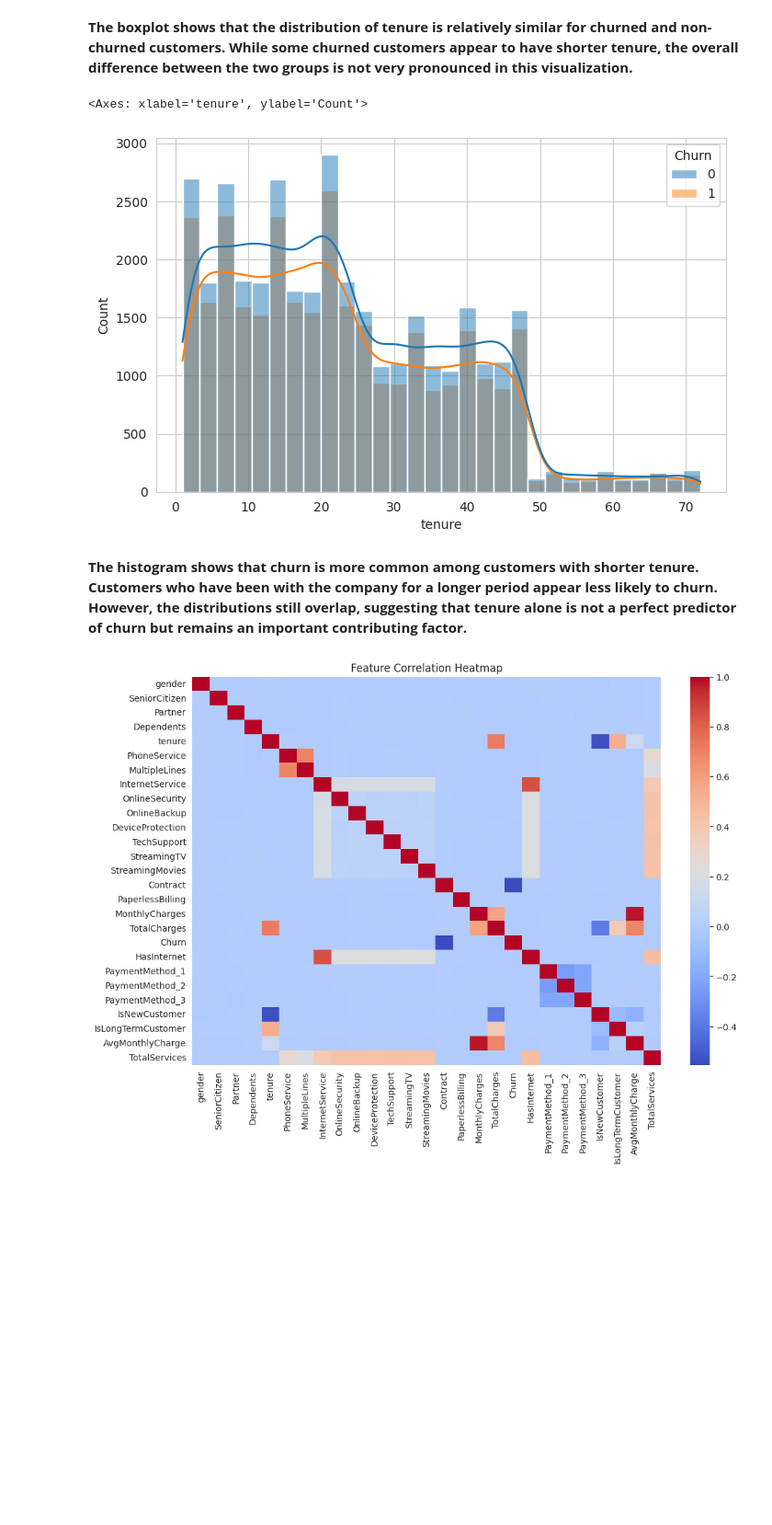
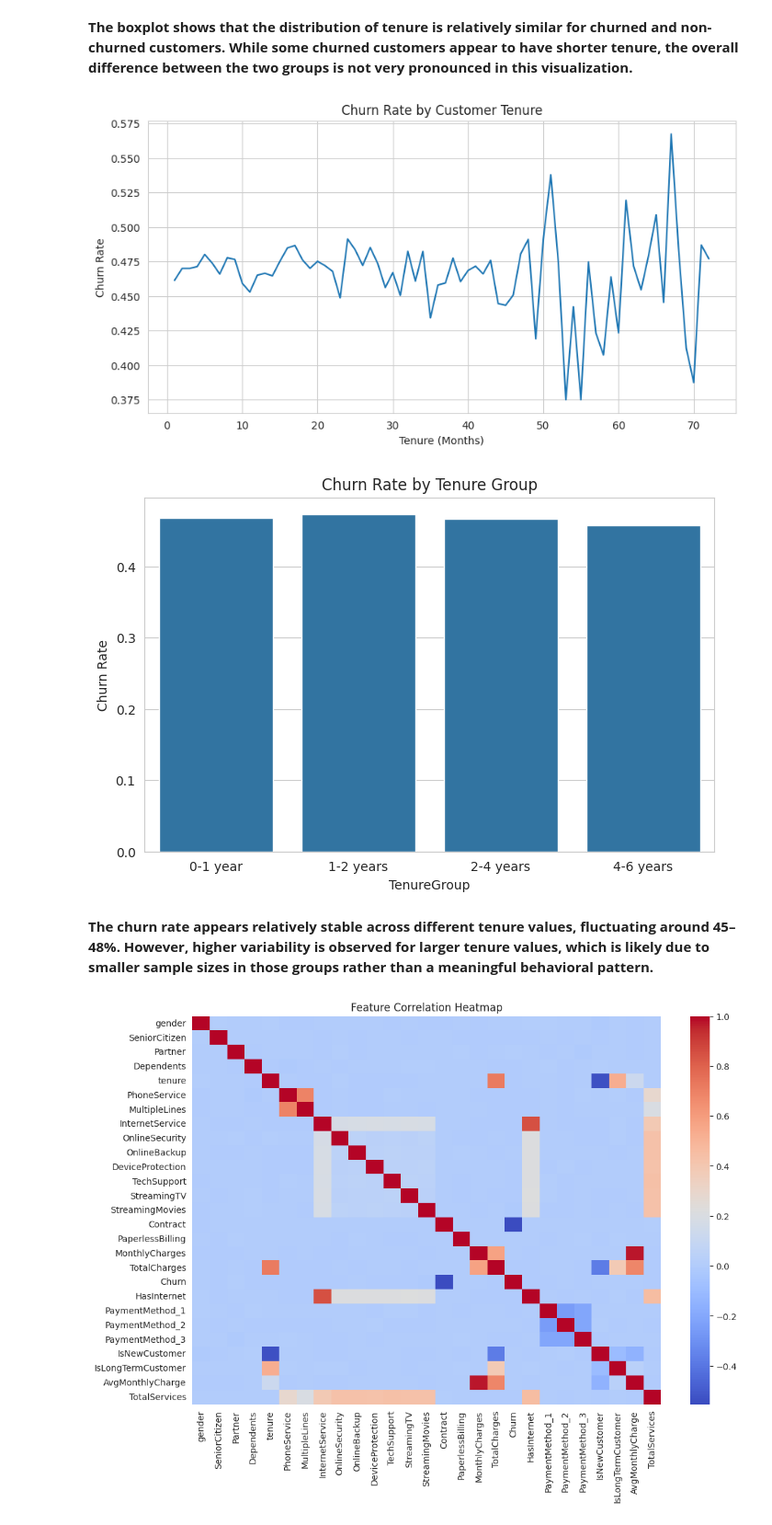
Before and after one commit to linda-bsharat/telco-customer-churn-prediction, a Jupyter notebook: notebooks/02_eda_and_visualization.ipynb, the cells around one changed output. Shown at 92% size. Drawn from its saved outputs; the diff is of its cells as text; code cells hidden in the pictures; blank space fills up the shorter version.

```diff
--- a/notebooks/02_eda_and_visualization.ipynb
+++ b/notebooks/02_eda_and_visualization.ipynb
@@ -138,13 +138,37 @@ plt.show()
 [figure]
 # %% [markdown]
 **The boxplot shows that the distribution of tenure is relatively similar for churned and non-churned customers. While some churned customers appear to have shorter tenure, the overall difference between the two groups is not very pronounced in this visualization.**
-# %%
-sns.histplot(data=df, x="tenure", hue="Churn", bins=30, kde=True)
-# %% [output]
-<Axes: xlabel='tenure', ylabel='Count'>
-[figure, removed]
-# %% [markdown]
-**The histogram shows that churn is more common among customers with shorter tenure. Customers who have been with the company for a longer period appear less likely to churn. However, the distributions still overlap, suggesting that tenure alone is not a perfect predictor of churn but remains an important contributing factor.**
+# %%
+churn_rate_by_tenure = df.groupby("tenure")["Churn"].mean()
+
+plt.figure(figsize=(10,5))
+sns.lineplot(x=churn_rate_by_tenure.index, y=churn_rate_by_tenure.values)
+
+plt.xlabel("Tenure (Months)")
+plt.ylabel("Churn Rate")
+plt.title("Churn Rate by Customer Tenure")
+
+plt.show()
+# %% [output]
+[figure, added]
+# %%
+df["TenureGroup"] = pd.cut(
+    df["tenure"],
+    bins=[0,12,24,48,72],
+    labels=["0-1 year","1-2 years","2-4 years","4-6 years"]
+)
+
+churn_rate = df.groupby("TenureGroup")["Churn"].mean()
+
+sns.barplot(x=churn_rate.index, y=churn_rate.values)
+
+plt.title("Churn Rate by Tenure Group")
+plt.ylabel("Churn Rate")
+plt.show()
+# %% [output]
+[figure, added]
+# %% [markdown]
+**The churn rate appears relatively stable across different tenure values, fluctuating around 45–48%. However, higher variability is observed for larger tenure values, which is likely due to smaller sample sizes in those groups rather than a meaningful behavioral pattern.**
 # %%
 plt.figure(figsize=(12,8))
 
```
Also changed, not shown: parts of 3 cells of this notebook.
